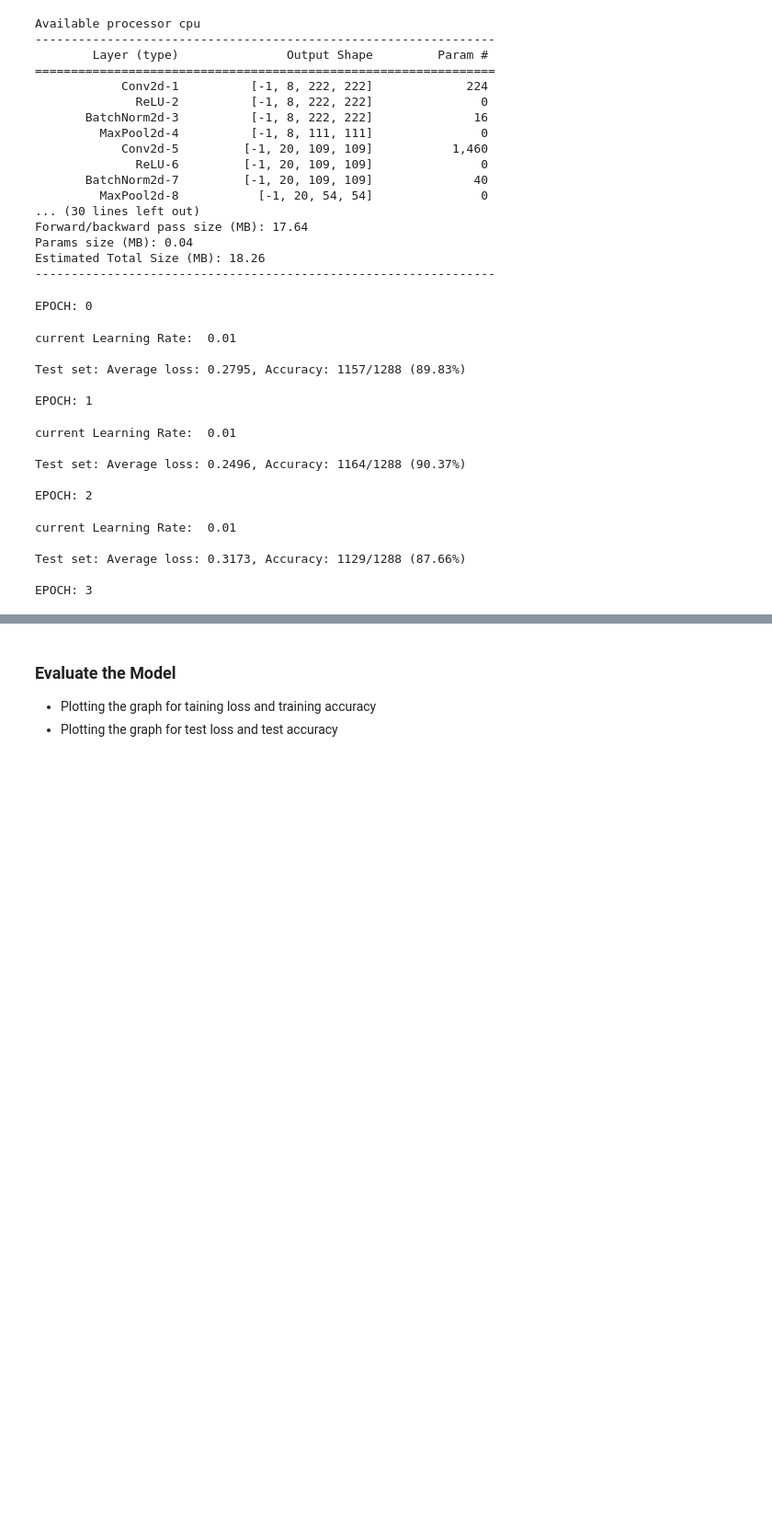
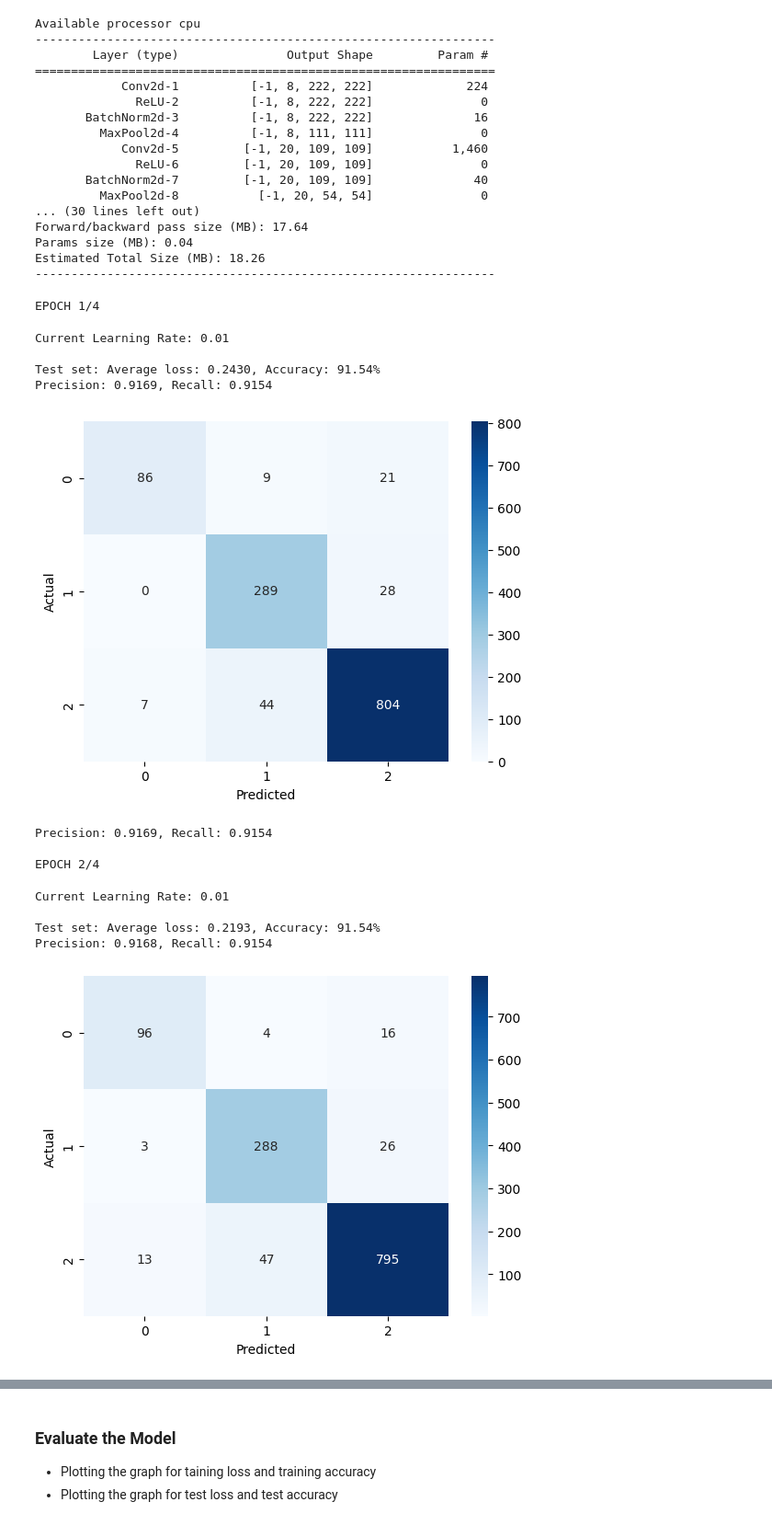
Before and after one commit to Md-Faiz-Alam/Lungs-Disease-Diagnosis, a Jupyter notebook: notebook/Experiment.ipynb, the cells around one changed output, grey strips where cells are left out. Shown: that part at 92% size. Drawn from its saved outputs; the diff is of its cells as text; code cells hidden in the pictures; blank space fills up the shorter version.

Commit message:
update confusion matrix_plot

```diff
--- a/notebook/Experiment.ipynb
+++ b/notebook/Experiment.ipynb
@@ -359,30 +391,50 @@ def test(model, device, test_loader):
 # %%
 # Defining the params for training
-model =  Net().to(device)
+model = Net().to(device)
 optimizer = torch.optim.SGD(model.parameters(), lr=0.01, momentum=0.8)
 scheduler = StepLR(optimizer, step_size=6, gamma=0.5)
 EPOCHS = 4
-# Training the model
+
+# Optional: store metrics over epochs
+train_losses = []
+train_acc = []
+test_losses = []
+test_acc = []
+precisions = []
+recalls = []
+
+# Training loop
 for epoch in range(EPOCHS):
-    print("EPOCH:", epoch)
+    print(f"\nEPOCH {epoch+1}/{EPOCHS}")
+
+    # Train the model
     train(model, device, train_loader, optimizer, epoch)
+
+    # Step the learning rate scheduler
     scheduler.step()
-    print('current Learning Rate: ', optimizer.state_dict()["param_groups"][0]["lr"])
-    test(model, device, test_loader)
+    print('Current Learning Rate:', optimizer.state_dict()["param_groups"][0]["lr"])
+
+    # Evaluate on test set and get metrics
+    test_loss, test_accuracy, precision, recall, cm = test(model, device, test_loader)
+
+    # Store metrics
+    test_losses.append(test_loss)
+    test_acc.append(test_accuracy)
+    precisions.append(precision)
+    recalls.append(recall)
+    print(f'Precision: {precision:.4f}, Recall: {recall:.4f}')
 # %% [output]
-EPOCH: 0
+EPOCH 1/4
-current Learning Rate:  0.01
+Current Learning Rate: 0.01
 
-Test set: Average loss: 0.2795, Accuracy: 1157/1288 (89.83%)
-
-EPOCH: 1
+Test set: Average loss: 0.2430, Accuracy: 91.54%
+Precision: 0.9169, Recall: 0.9154
+[figure, added]
-current Learning Rate:  0.01
+Precision: 0.9169, Recall: 0.9154
 
-Test set: Average loss: 0.2496, Accuracy: 1164/1288 (90.37%)
-
-EPOCH: 2
+EPOCH 2/4
-current Learning Rate:  0.01
+Current Learning Rate: 0.01
 
-Test set: Average loss: 0.3173, Accuracy: 1129/1288 (87.66%)
-
-EPOCH: 3
+Test set: Average loss: 0.2193, Accuracy: 91.54%
+Precision: 0.9168, Recall: 0.9154
+[figure, added]
```
Also changed, not shown: parts of 5 cells of this notebook, 4 other files.
